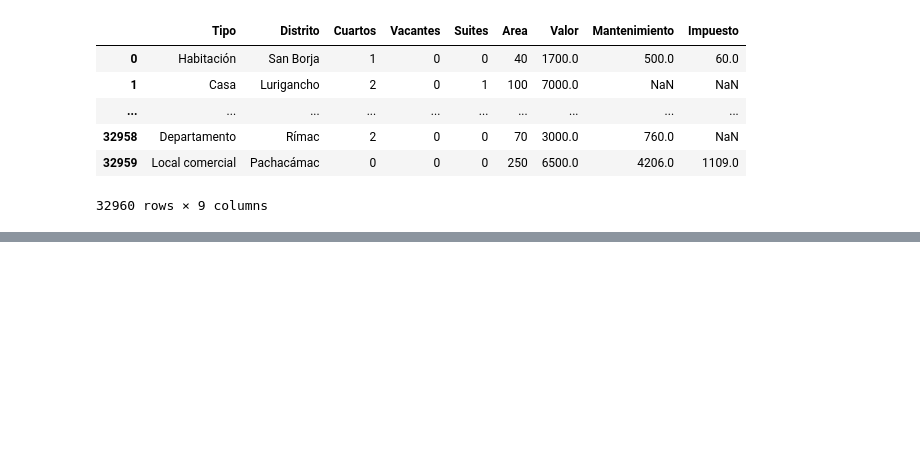
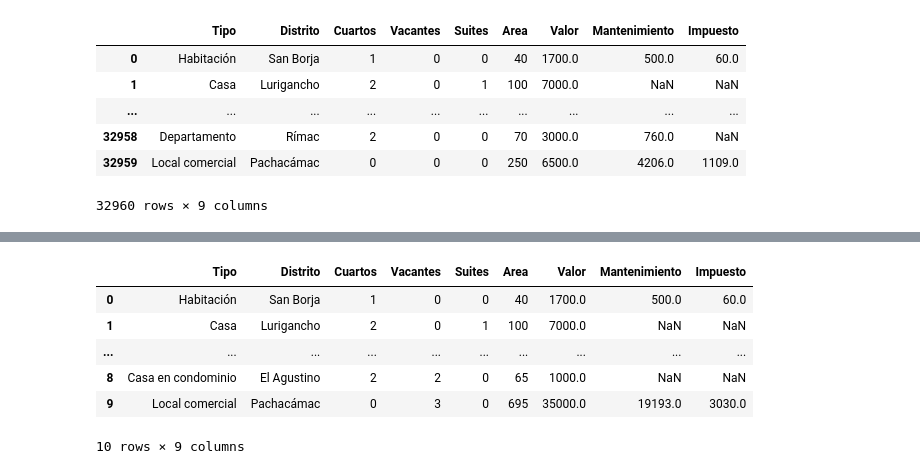
Before and after one commit to MatiasRuizSilva/Python-for-Data-Science, a Jupyter notebook: Pandas.ipynb, the cells around one changed output, grey strips where cells are left out. Cells and saved outputs as stored; diff of their text form; code cells hidden in the pictures; blank space fills up the shorter version.

```diff
--- a/Pandas.ipynb
+++ b/Pandas.ipynb
@@ -45,0 +73,10 @@ datos
+# %%
+datos.head(10)
+# %% [output]
+|  | Tipo | Distrito | Cuartos | Vacantes | Suites | Area | Valor | Mantenimiento | Impuesto |
+| 0 | Habitación | San Borja | 1 | 0 | 0 | 40 | 1700.0 | 500.0 | 60.0 |
+| 1 | Casa | Lurigancho | 2 | 0 | 1 | 100 | 7000.0 | NaN | NaN |
+| ... | ... | ... | ... | ... | ... | ... | ... | ... | ... |
+| 8 | Casa en condominio | El Agustino | 2 | 2 | 0 | 65 | 1000.0 | NaN | NaN |
+| 9 | Local comercial | Pachacámac | 0 | 3 | 0 | 695 | 35000.0 | 19193.0 | 3030.0 |
+10 rows × 9 columns
```
Also changed, not shown: parts of 4 cells of this notebook.
